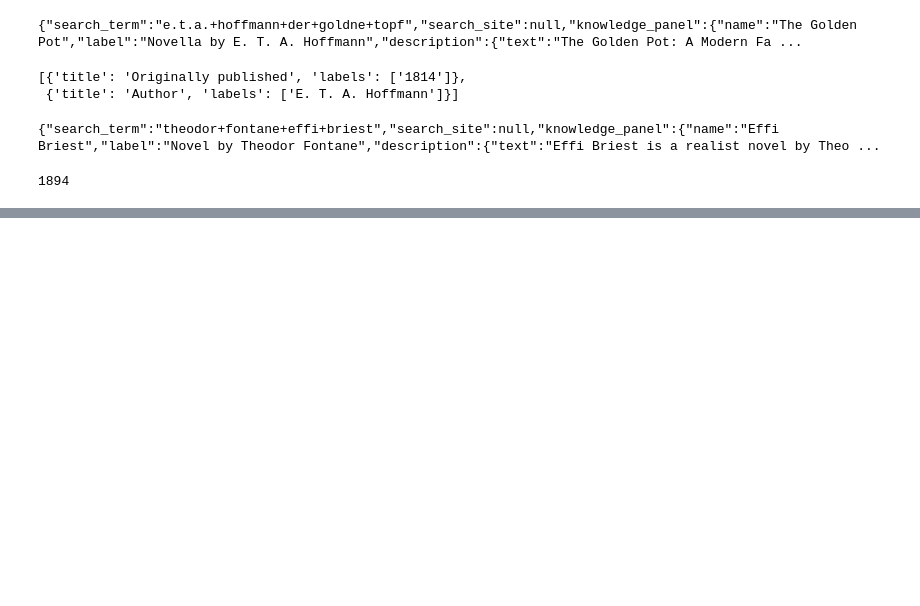
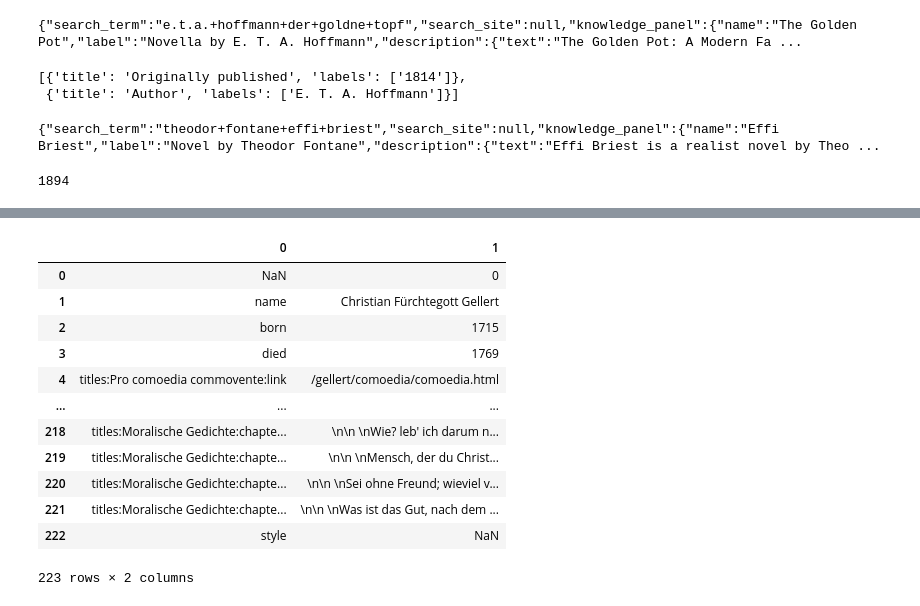
Before and after one commit to ATC-mmueller/nlp_publication_year, a Jupyter notebook: main.ipynb, the cells around one changed output, grey strips where cells are left out. Cells and saved outputs as stored; diff of their text form; code cells hidden in the pictures; blank space fills up the shorter version.

```diff
--- a/main.ipynb
+++ b/main.ipynb
@@ -297,0 +259,18 @@ Idea: skip names where the webpage does not load. When creating a dataframe in t
+# %%
+df = pd.read_csv('data/gellert.csv', header=None)
+# %%
+df
+# %% [output]
+|  | 0 | 1 |
+| 0 | NaN | 0 |
+| 1 | name | Christian Fürchtegott Gellert |
+| 2 | born | 1715 |
+| 3 | died | 1769 |
+| 4 | titles:Pro comoedia commovente:link | /gellert/comoedia/comoedia.html |
+| ... | ... | ... |
+| 218 | titles:Moralische Gedichte:chapte... | \n\n \nWie? leb' ich darum n... |
+| 219 | titles:Moralische Gedichte:chapte... | \n\n \nMensch, der du Christ... |
+| 220 | titles:Moralische Gedichte:chapte... | \n\n \nSei ohne Freund; wieviel v... |
+| 221 | titles:Moralische Gedichte:chapte... | \n\n \nWas ist das Gut, nach dem ... |
+| 222 | style | NaN |
+223 rows × 2 columns
```
Also changed, not shown: parts of 56 cells of this notebook, 1 other file.
